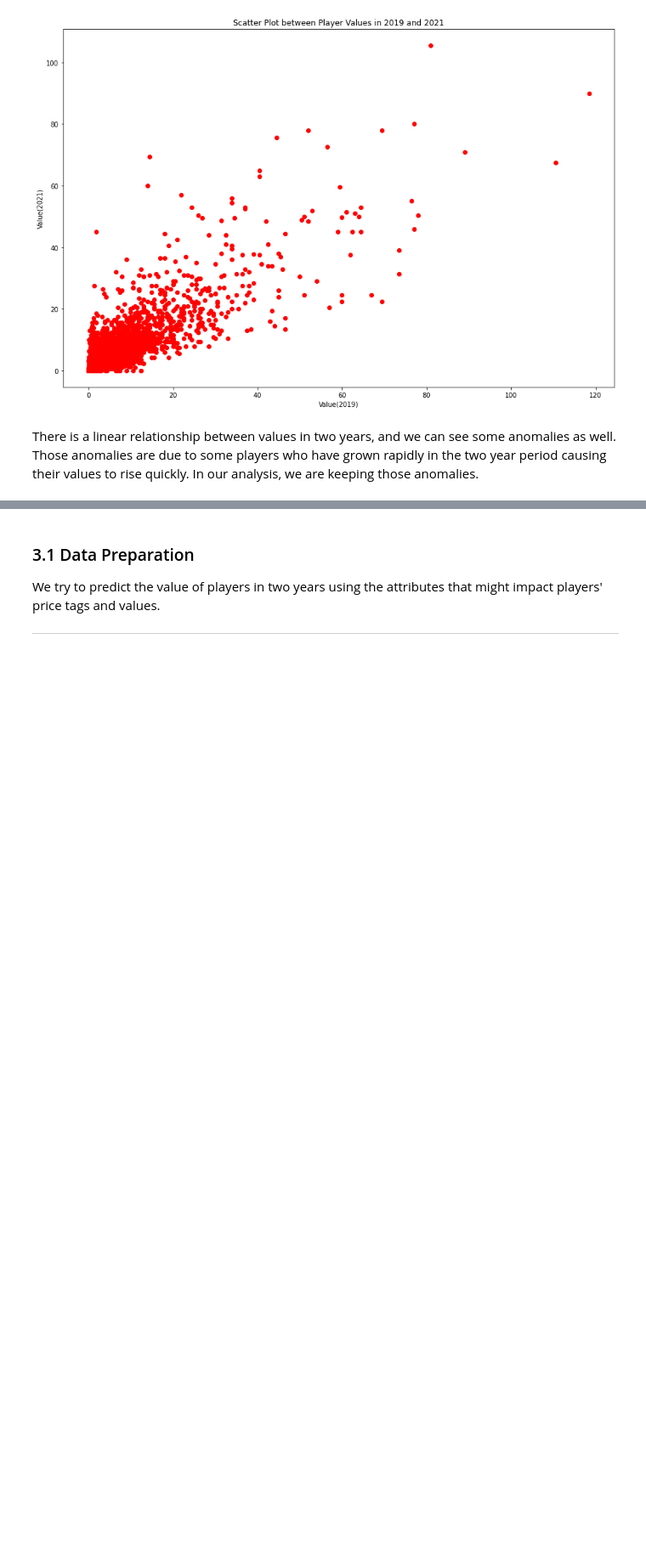
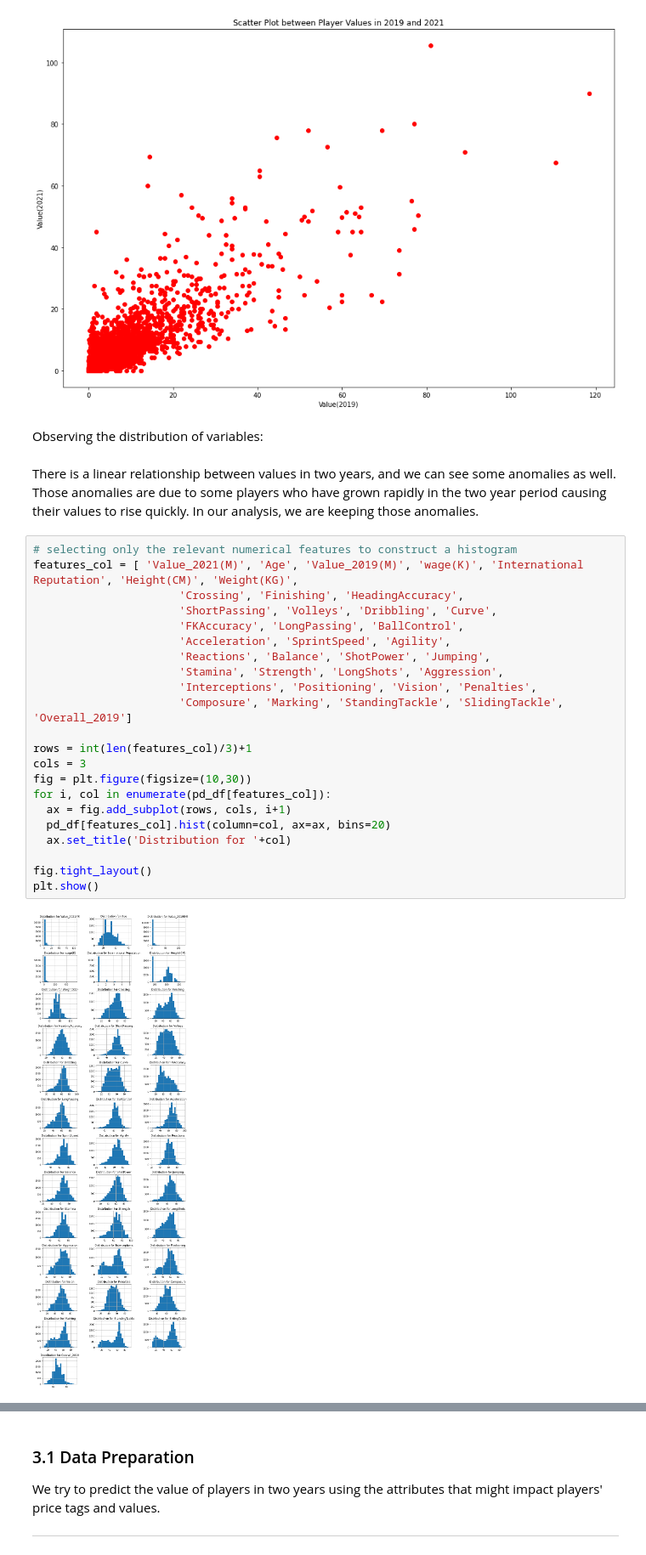
Before and after one commit to Gooner12/FIFA_2019, a Jupyter notebook: FIFA_gain_predict.ipynb, the cells around one changed output, grey strips where cells are left out. Shown at 85% size. Saved outputs shown, nothing was run; the diff lists cells and outputs as text; blank space fills up the shorter version.

Commit message:
Dummy encoded a categorical atribute and explored the distribution

```diff
--- a/FIFA_gain_predict.ipynb
+++ b/FIFA_gain_predict.ipynb
@@ -462,5 +460,31 @@ plt.title('Scatter Plot between Player Values in 2019 and 2021')
 plt.show()
 # %% [output]
 [figure]
+# %% [markdown]
+Observing the distribution of variables:
 # %% [markdown]
 There is a linear relationship between values in two years, and we can see some anomalies as well. Those anomalies are due to some players who have grown rapidly in the two year period causing their values to rise quickly. In our analysis, we are keeping those anomalies.
+# %%
+# selecting only the relevant numerical features to construct a histogram
+features_col = [ 'Value_2021(M)', 'Age', 'Value_2019(M)', 'wage(K)', 'International Reputation', 'Height(CM)', 'Weight(KG)',
+                      'Crossing', 'Finishing', 'HeadingAccuracy',
+                      'ShortPassing', 'Volleys', 'Dribbling', 'Curve',
+                      'FKAccuracy', 'LongPassing', 'BallControl',
+                      'Acceleration', 'SprintSpeed', 'Agility',
+                      'Reactions', 'Balance', 'ShotPower', 'Jumping',
+                      'Stamina', 'Strength', 'LongShots', 'Aggression',
+                      'Interceptions', 'Positioning', 'Vision', 'Penalties',
+                      'Composure', 'Marking', 'StandingTackle', 'SlidingTackle', 'Overall_2019']
+
+rows = int(len(features_col)/3)+1
+cols = 3
+fig = plt.figure(figsize=(10,30))
+for i, col in enumerate(pd_df[features_col]):
+  ax = fig.add_subplot(rows, cols, i+1)
+  pd_df[features_col].hist(column=col, ax=ax, bins=20)
+  ax.set_title('Distribution for '+col)
+
+fig.tight_layout()
+plt.show()
+# %% [output]
+[figure, added]
```
Also changed, not shown: parts of 34 cells of this notebook.
